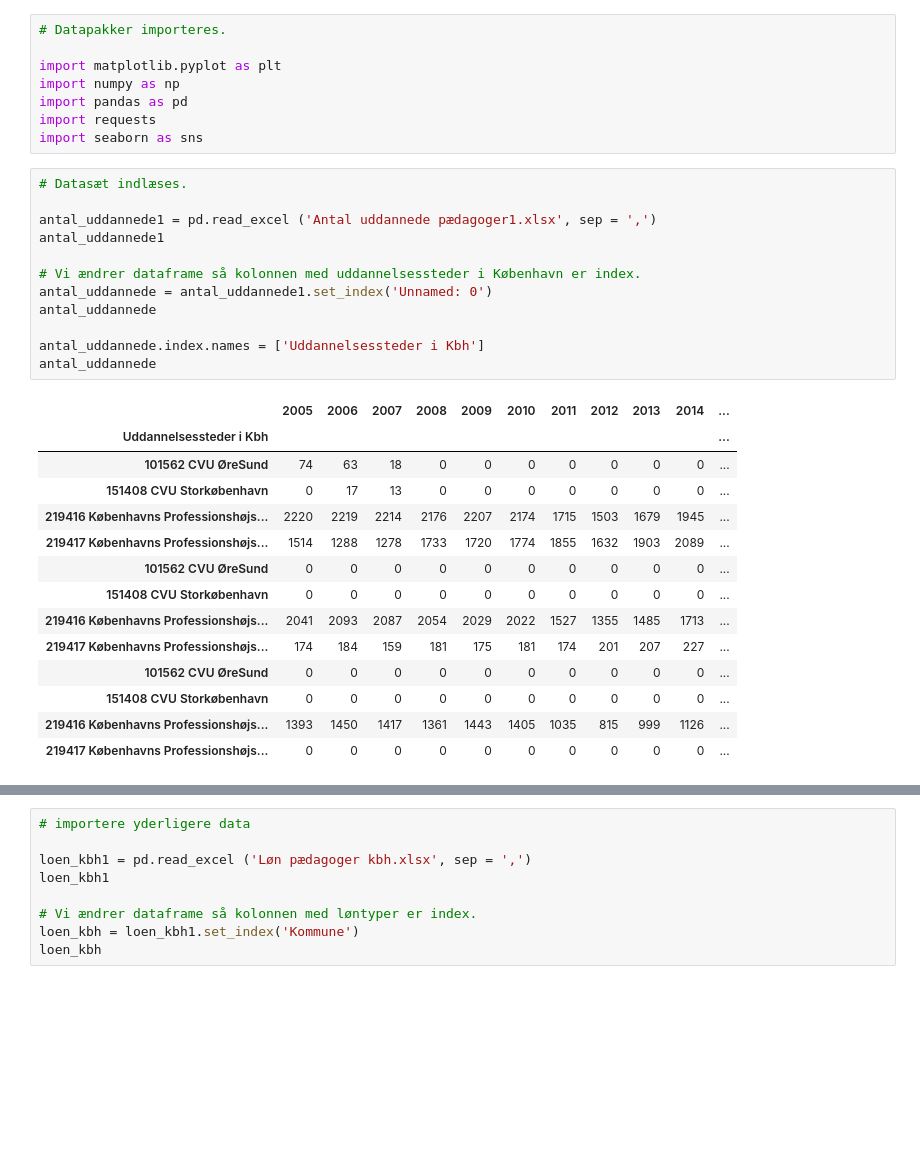
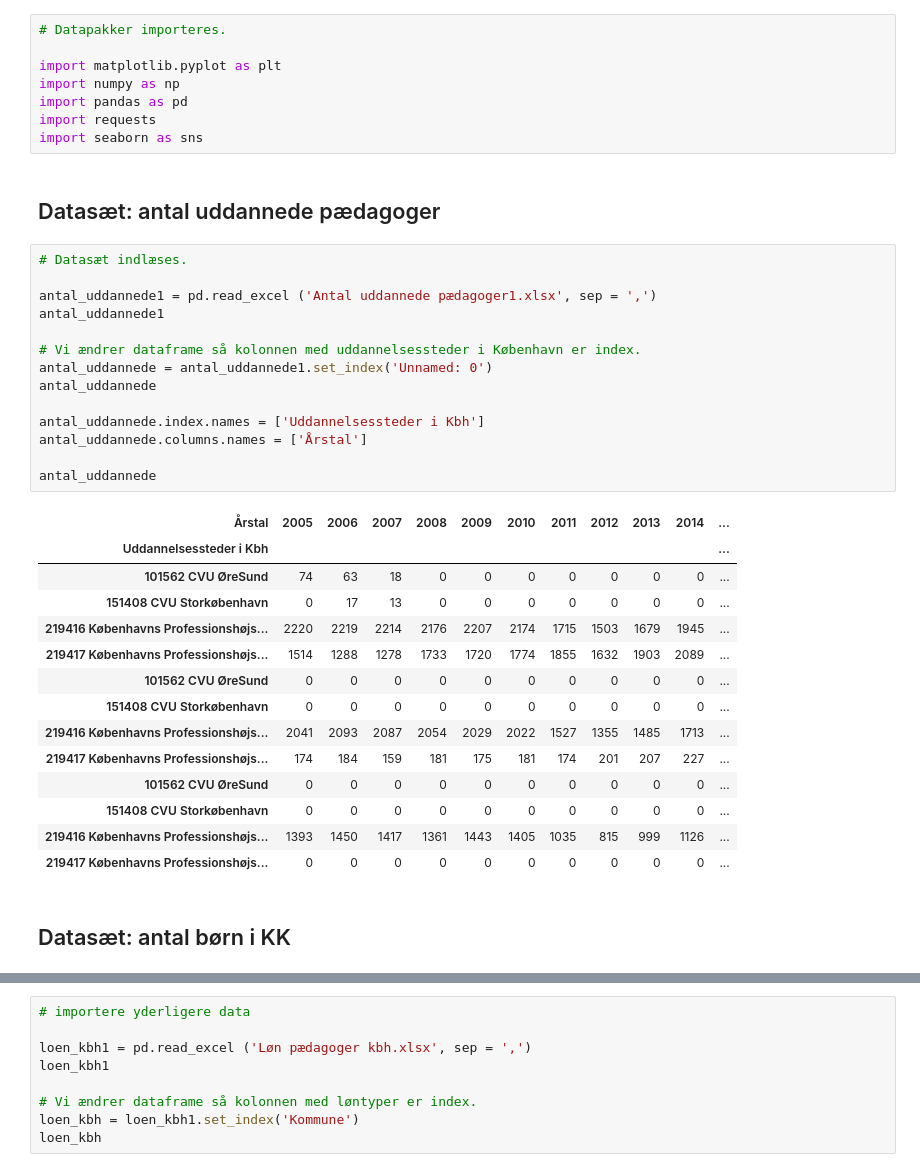
Before and after one commit to MariaSilke/DO21Eksamen, a Jupyter notebook: Eksamen - normeringer.ipynb, the cells around one changed output, grey strips where cells are left out. Saved outputs shown, nothing was run; the diff lists cells and outputs as text; blank space fills up the shorter version.

```diff
--- a/Eksamen - normeringer.ipynb
+++ b/Eksamen - normeringer.ipynb
@@ -6,20 +6,24 @@ import numpy as np
 import pandas as pd
 import requests
 import seaborn as sns
+# %% [markdown]
+## Datasæt: antal uddannede pædagoger
 # %%
 # Datasæt indlæses.
 
 antal_uddannede1 = pd.read_excel ('Antal uddannede pædagoger1.xlsx', sep = ',')
 antal_uddannede1
 
 # Vi ændrer dataframe så kolonnen med uddannelsessteder i København er index.
 antal_uddannede = antal_uddannede1.set_index('Unnamed: 0')
 antal_uddannede
 
 antal_uddannede.index.names = ['Uddannelsessteder i Kbh']
+antal_uddannede.columns.names = ['Årstal']
+
 antal_uddannede
 # %% [output]
-|  | 2005 | 2006 | 2007 | 2008 | 2009 | 2010 | 2011 | 2012 | 2013 | 2014 | ... |
+| Årstal | 2005 | 2006 | 2007 | 2008 | 2009 | 2010 | 2011 | 2012 | 2013 | 2014 | ... |
 | Uddannelsessteder i Kbh |  |  |  |  |  |  |  |  |  |  | ... |
 | 101562 CVU ØreSund | 74 | 63 | 18 | 0 | 0 | 0 | 0 | 0 | 0 | 0 | ... |
 | 151408 CVU Storkøbenhavn | 0 | 17 | 13 | 0 | 0 | 0 | 0 | 0 | 0 | 0 | ... |
@@ -33,6 +37,8 @@ antal_uddannede
 | 151408 CVU Storkøbenhavn | 0 | 0 | 0 | 0 | 0 | 0 | 0 | 0 | 0 | 0 | ... |
 | 219416 Københavns Professionshøjs... | 1393 | 1450 | 1417 | 1361 | 1443 | 1405 | 1035 | 815 | 999 | 1126 | ... |
 | 219417 Københavns Professionshøjs... | 0 | 0 | 0 | 0 | 0 | 0 | 0 | 0 | 0 | 0 | ... |
+# %% [markdown]
+## Datasæt: antal børn i KK
 # %%
 # Importere yderligere data.
 antal_boern1 = pd.read_excel ('Antal børn i KK.xlsx', sep = ',')
```
Also changed, not shown: parts of 12 cells of this notebook.
